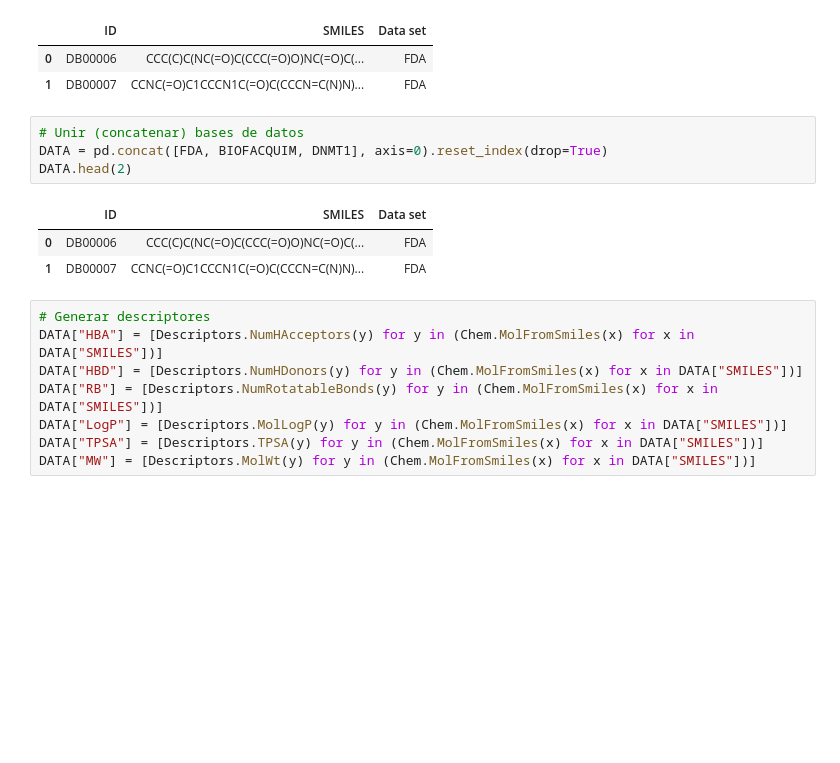
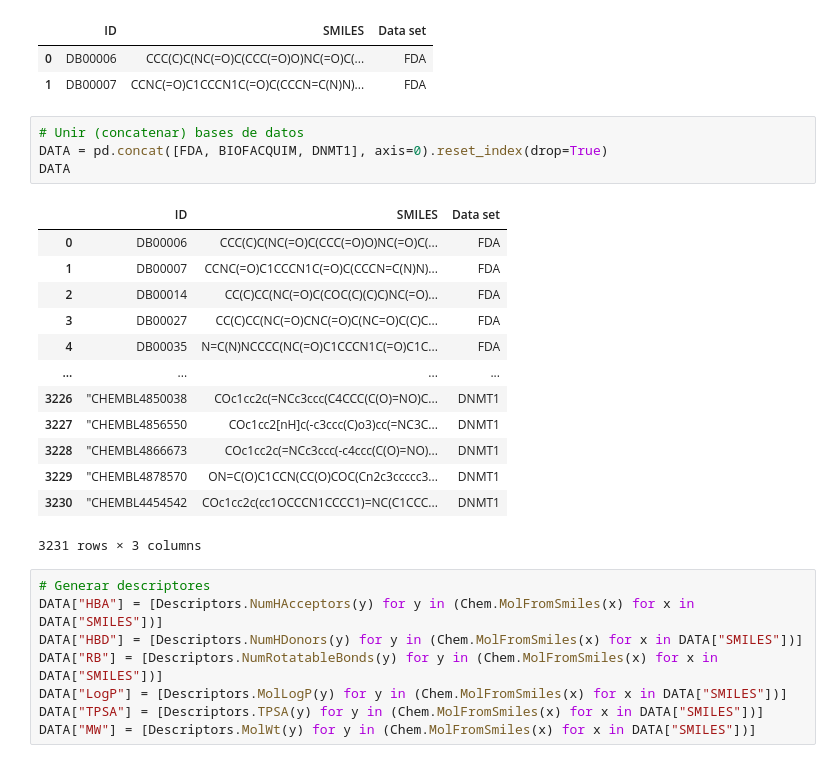
Before and after one commit to DIFACQUIM/Cursos, a Jupyter notebook: 6_2_Espacio_Químico_PCA.ipynb, the cells around one changed output. Saved outputs shown, nothing was run; the diff lists cells and outputs as text; blank space fills up the shorter version.

```diff
--- a/6_2_Espacio_Químico_PCA.ipynb
+++ b/6_2_Espacio_Químico_PCA.ipynb
@@ -117,11 +114,21 @@ FDA.head(2)
 # %%
 # Unir (concatenar) bases de datos
 DATA = pd.concat([FDA, BIOFACQUIM, DNMT1], axis=0).reset_index(drop=True)
-DATA.head(2)
+DATA
 # %% [output]
 |  | ID | SMILES | Data set |
 | 0 | DB00006 | CCC(C)C(NC(=O)C(CCC(=O)O)NC(=O)C(... | FDA |
 | 1 | DB00007 | CCNC(=O)C1CCCN1C(=O)C(CCCN=C(N)N)... | FDA |
+| 2 | DB00014 | CC(C)CC(NC(=O)C(COC(C)(C)C)NC(=O)... | FDA |
+| 3 | DB00027 | CC(C)CC(NC(=O)CNC(=O)C(NC=O)C(C)C... | FDA |
+| 4 | DB00035 | N=C(N)NCCCC(NC(=O)C1CCCN1C(=O)C1C... | FDA |
+| ... | ... | ... | ... |
+| 3226 | "CHEMBL4850038 | COc1cc2c(=NCc3ccc(C4CCC(C(O)=NO)C... | DNMT1 |
+| 3227 | "CHEMBL4856550 | COc1cc2[nH]c(-c3ccc(C)o3)cc(=NC3C... | DNMT1 |
+| 3228 | "CHEMBL4866673 | COc1cc2c(=NCc3ccc(-c4ccc(C(O)=NO)... | DNMT1 |
+| 3229 | "CHEMBL4878570 | ON=C(O)C1CCN(CC(O)COC(Cn2c3ccccc3... | DNMT1 |
+| 3230 | "CHEMBL4454542 | COc1cc2c(cc1OCCCN1CCCC1)=NC(C1CCC... | DNMT1 |
+3231 rows × 3 columns
 # %%
 # Generar descriptores
 DATA["HBA"] = [Descriptors.NumHAcceptors(y) for y in (Chem.MolFromSmiles(x) for x in DATA["SMILES"])]
```
Also changed, not shown: parts of 4 cells of this notebook.
